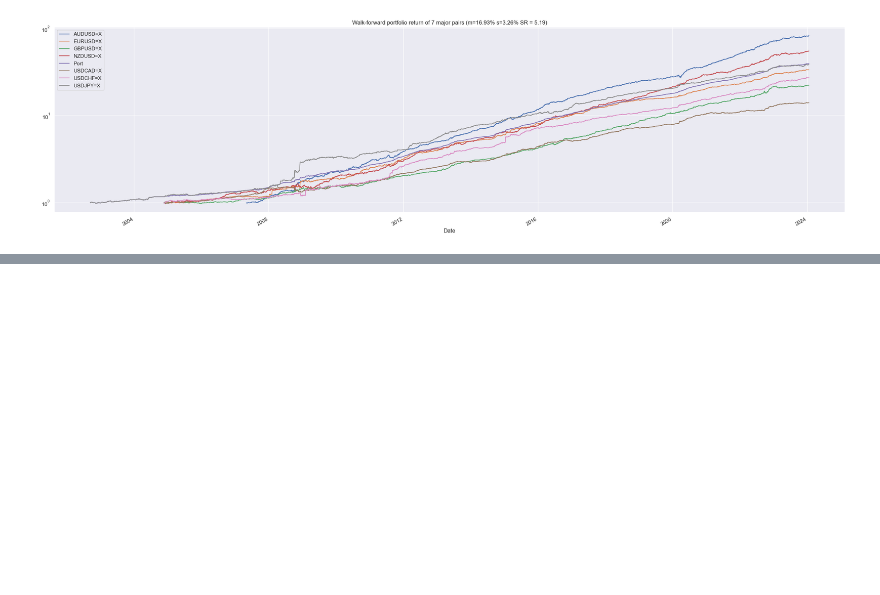
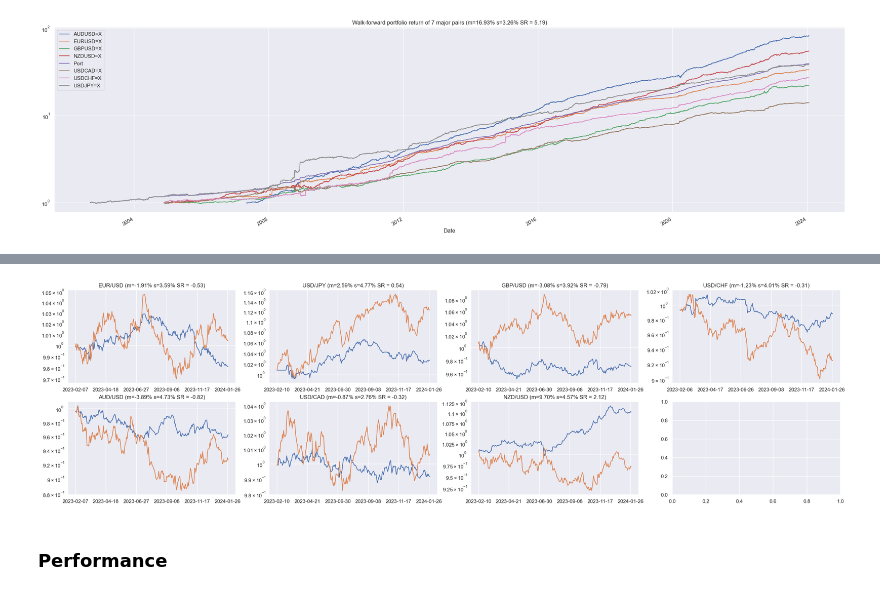
Before and after one commit to kcf1/Personal-Projects, a Jupyter notebook: Trading/FX Algo with ML/FX_Algo_with_ML.ipynb, the cells around one changed output, grey strips where cells are left out. Saved outputs shown, nothing was run; the diff lists cells and outputs as text; code cells hidden in the pictures; blank space fills up the shorter version.

```diff
--- a/Trading/FX Algo with ML/FX_Algo_with_ML.ipynb
+++ b/Trading/FX Algo with ML/FX_Algo_with_ML.ipynb
@@ -694,0 +738,6 @@ Text(0.5, 1.0, 'Walk-forward portfolio return of 7 major pairs (m=16.93% s=3.26%
+# %%
+from sklearn.ensemble import RandomForestClassifier
+
+rf = RandomForestClassifier(n_estimators=100)
+rf.fit(X=concat_train_data.iloc[:,1:],
+       y=np.sign(concat_train_data.iloc[:,0]))
@@ -694,0 +746,7 @@ Text(0.5, 1.0, 'Walk-forward portfolio return of 7 major pairs (m=16.93% s=3.26%
+# %%
+for symbol in symbols:
+    df = test_data[symbol]
+    df['Pred'] = rf.predict(df.iloc[:,1:])
+    #df['Pred'] = df['Pred'].ewm(21).mean()
+    df['Pos'] = np.around((df['Pred'].expanding().rank(pct=True)*2-1)*5)/5
+    df['Pnl'] = df['Pos'] * df['Ret']
@@ -694,0 +771,8 @@ Text(0.5, 1.0, 'Walk-forward portfolio return of 7 major pairs (m=16.93% s=3.26%
+# %%
+for symbol in symbols:
+    df = test_data[symbol]
+
+    m = df["Pnl"].mean()*252
+    s = df["Pnl"].std()*252**0.5
+    SR = m/s
+    print(f'{symbol} (m={m*100:.2f}% s={s*100:.2f}% SR = {SR:.2f})')
@@ -694,0 +787,26 @@ Text(0.5, 1.0, 'Walk-forward portfolio return of 7 major pairs (m=16.93% s=3.26%
+# %%
+fig,axes = plt.subplots(2,4)
+for i,symbol in enumerate(symbols):
+    df = test_data[symbol]
+
+    m = df["Pnl"].mean()*252
+    s = df["Pnl"].std()*252**0.5
+    SR = m/s
+
+    r,c = i//4,i%4
+    ax = axes[r,c]
+
+    ax.set_title(f'{symbol} (m={m*100:.2f}% s={s*100:.2f}% SR = {SR:.2f})')
+    ax.set_yscale('log')
+    np.exp(df['Pnl'].cumsum()).plot(ax=ax)
+    np.exp(df['Ret'].cumsum()).plot(ax=ax)
+
+    '''
+    ax2 = ax.twinx()
+    temp = pd.DataFrame({'Long':df['Pos'][df['Pos']>=0],
+                         'Short':df['Pos'][df['Pos']<0]})
+    ax2.bar(temp.index,temp['Long'],alpha=0.7,color='green')
+    ax2.bar(temp.index,temp['Short'],alpha=0.7,color='red')
+    '''
+# %% [output]
+[figure, added]
@@ -694,0 +818,2 @@ Text(0.5, 1.0, 'Walk-forward portfolio return of 7 major pairs (m=16.93% s=3.26%
+# %% [markdown]
+### Performance
```
Also changed, not shown: parts of 48 cells of this notebook, 2 other files.
